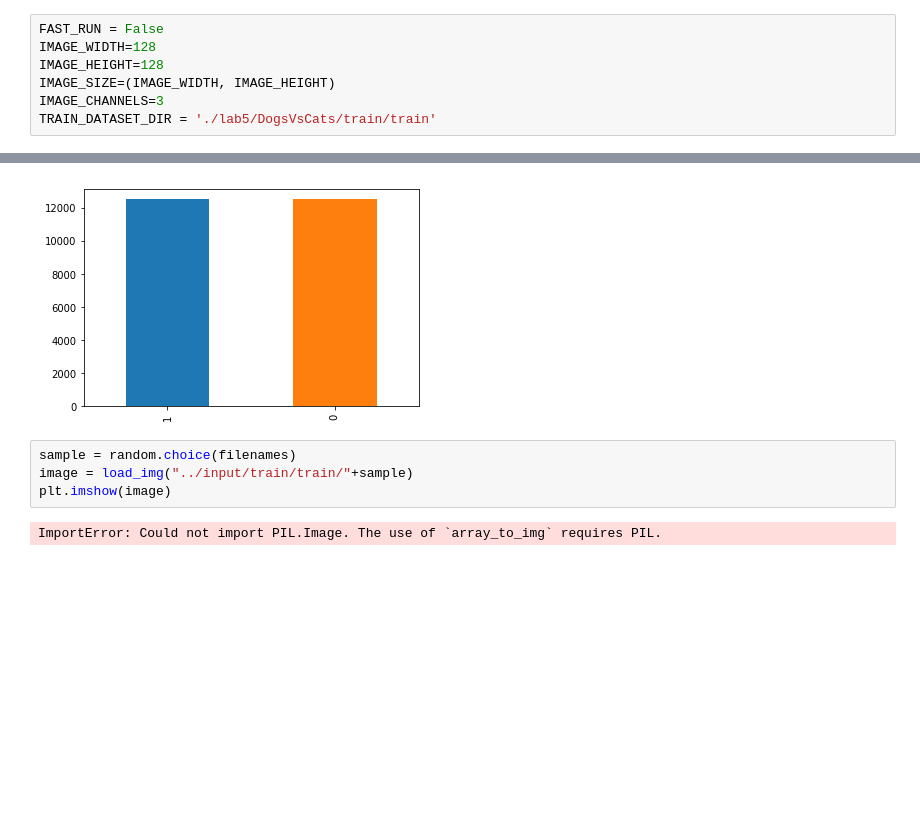
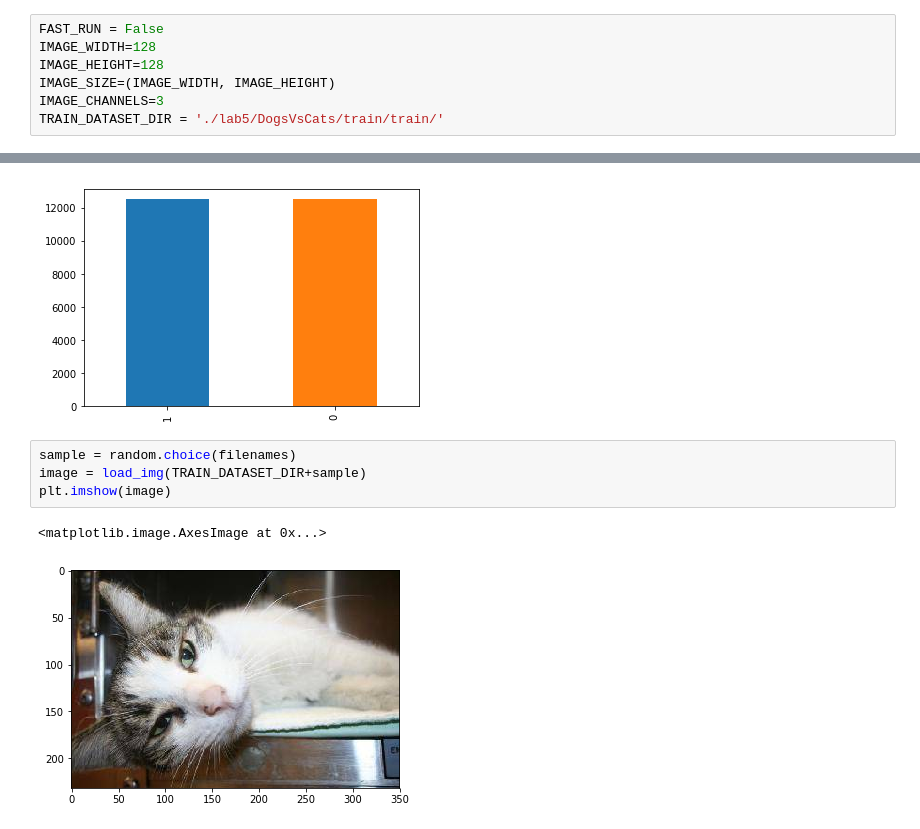
Before and after one commit to YanaKenda/MachineLearning, a Jupyter notebook: lab5.ipynb, the cells around one changed output, grey strips where cells are left out. Cells and saved outputs as stored; diff of their text form; blank space fills up the shorter version.

```diff
--- a/lab5.ipynb
+++ b/lab5.ipynb
@@ -16,7 +21,7 @@ IMAGE_WIDTH=128
 IMAGE_HEIGHT=128
 IMAGE_SIZE=(IMAGE_WIDTH, IMAGE_HEIGHT)
 IMAGE_CHANNELS=3
-TRAIN_DATASET_DIR = './lab5/DogsVsCats/train/train'
+TRAIN_DATASET_DIR = './lab5/DogsVsCats/train/train/'
 # %%
 filenames = os.listdir(TRAIN_DATASET_DIR)
 categories = []
@@ -57,7 +62,8 @@ df['category'].value_counts().plot.bar()
 [figure]
 # %%
 sample = random.choice(filenames)
-image = load_img("../input/train/train/"+sample)
+image = load_img(TRAIN_DATASET_DIR+sample)
 plt.imshow(image)
 # %% [output]
-ImportError: Could not import PIL.Image. The use of `array_to_img` requires PIL.
+<matplotlib.image.AxesImage at 0x...>
+[figure, added]
```
Also changed, not shown: parts of 2 cells of this notebook.
